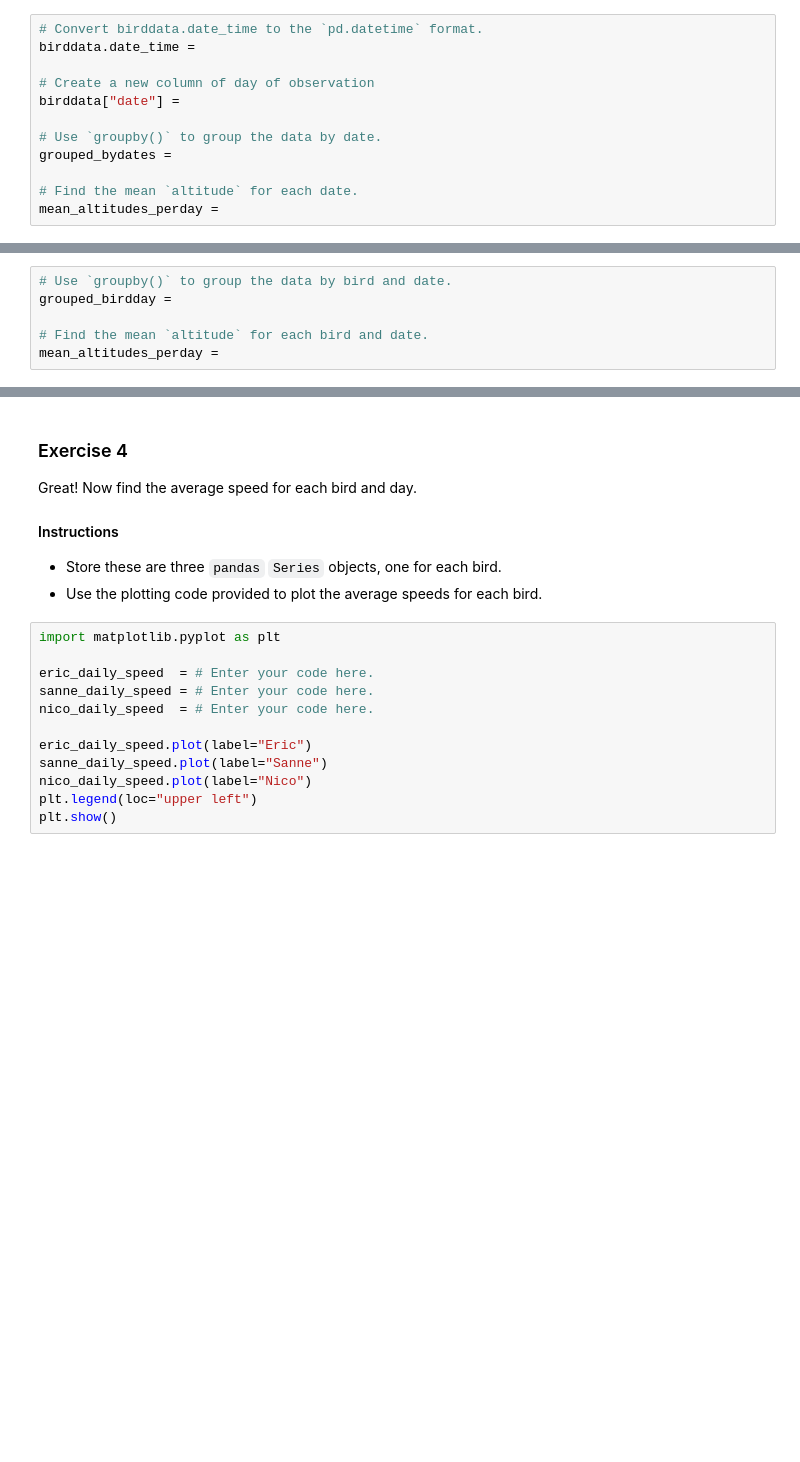
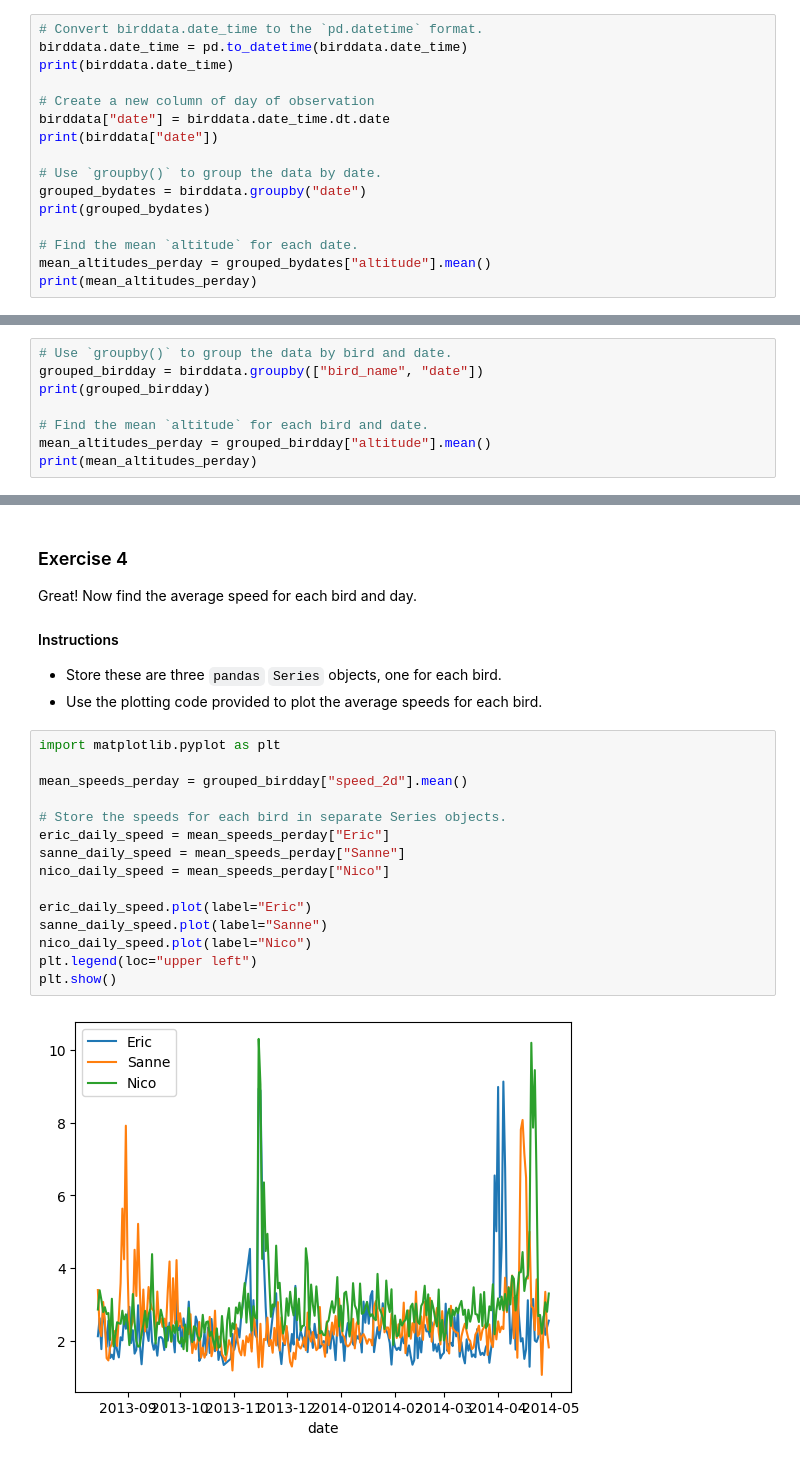
Before and after one commit to trndav/PythonCodes, a Jupyter notebook: Using_Python_For_Research_CS50/Jupyter_projects/a33_bird_flight_HW4-2.ipynb, the cells around one changed output, grey strips where cells are left out. Cells and saved outputs as stored; diff of their text form; blank space fills up the shorter version.

Commit message:
Jupyter lab, bird flight path finished

```diff
--- a/Using_Python_For_Research_CS50/Jupyter_projects/a33_bird_flight_HW4-2.ipynb
+++ b/Using_Python_For_Research_CS50/Jupyter_projects/a33_bird_flight_HW4-2.ipynb
@@ -64,13 +64,17 @@ In this exercise, we will group the flight times by date and calculate the mean
 - Fill in the code to find the mean altitudes for each day.
 # %%
 # Convert birddata.date_time to the `pd.datetime` format.
-birddata.date_time =
+birddata.date_time = pd.to_datetime(birddata.date_time)
+print(birddata.date_time)
 
 # Create a new column of day of observation
-birddata["date"] =
+birddata["date"] = birddata.date_time.dt.date
+print(birddata["date"])
 
 # Use `groupby()` to group the data by date.
-grouped_bydates =
+grouped_bydates = birddata.groupby("date")
+print(grouped_bydates)
 
 # Find the mean `altitude` for each date.
-mean_altitudes_perday =
+mean_altitudes_perday = grouped_bydates["altitude"].mean()
+print(mean_altitudes_perday)
@@ -83,7 +105,9 @@ In this exercise, we will group the flight times by both bird and date, and calc
 - `birddata` already contains the `date` column. To find the average speed for each bird and day, create a new grouped dataframe called `grouped_birdday` that groups the data by both `bird_name` and date.
 # %%
 # Use `groupby()` to group the data by bird and date.
-grouped_birdday =
+grouped_birdday = birddata.groupby(["bird_name", "date"])
+print(grouped_birdday)
 
 # Find the mean `altitude` for each bird and date.
-mean_altitudes_perday =
+mean_altitudes_perday = grouped_birdday["altitude"].mean()
+print(mean_altitudes_perday)
@@ -99,12 +138,17 @@ Great! Now find the average speed for each bird and day.
 # %%
 import matplotlib.pyplot as plt
 
-eric_daily_speed  = # Enter your code here.
-sanne_daily_speed = # Enter your code here.
-nico_daily_speed  = # Enter your code here.
+mean_speeds_perday = grouped_birdday["speed_2d"].mean()
+
+# Store the speeds for each bird in separate Series objects.
+eric_daily_speed = mean_speeds_perday["Eric"]
+sanne_daily_speed = mean_speeds_perday["Sanne"]
+nico_daily_speed = mean_speeds_perday["Nico"]
 
 eric_daily_speed.plot(label="Eric")
 sanne_daily_speed.plot(label="Sanne")
 nico_daily_speed.plot(label="Nico")
 plt.legend(loc="upper left")
 plt.show()
+# %% [output]
+[figure, added]
```
Also changed, not shown: parts of 2 cells of this notebook.
